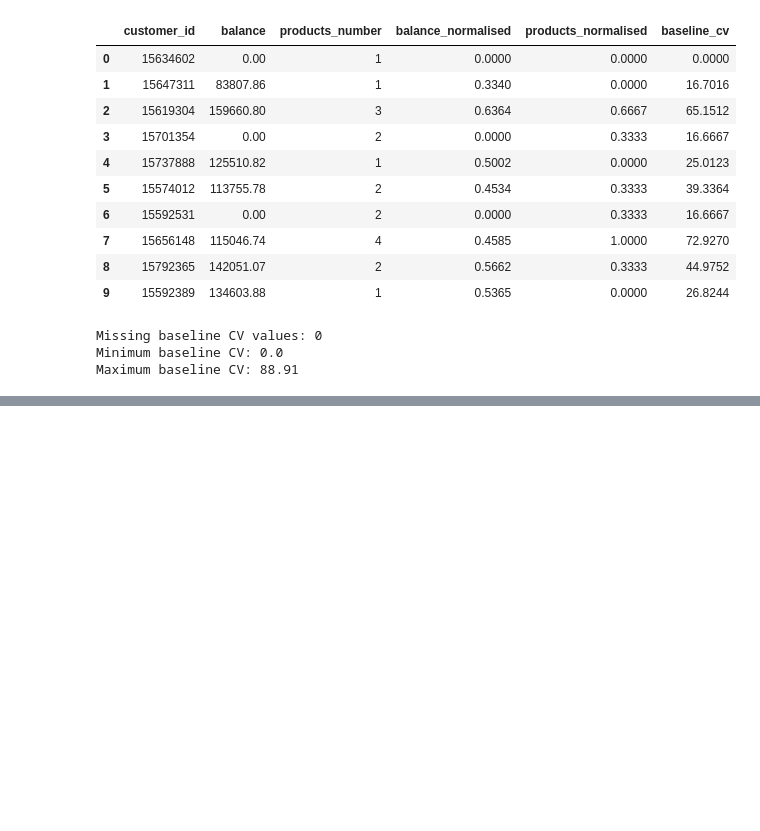
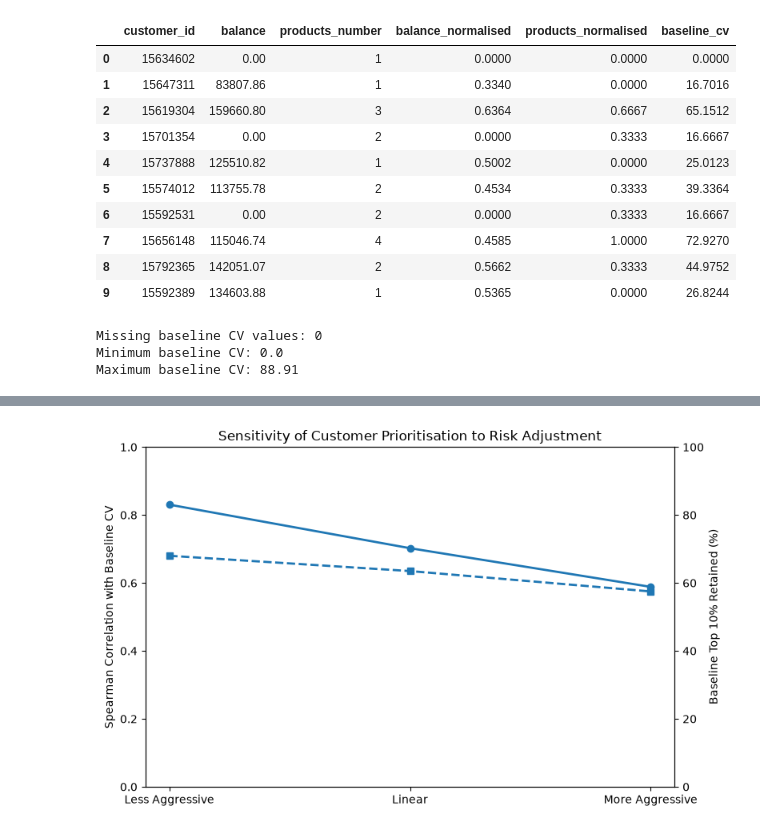
Before and after one commit to ann-fernee/bank-churn-risk-adjusted-cv, a Jupyter notebook: notebooks/churn_risk_adjusted_cv.ipynb, the cells around one changed output, grey strips where cells are left out. Drawn from its saved outputs; the diff is of its cells as text; code cells hidden in the pictures; blank space fills up the shorter version.

```diff
--- a/notebooks/churn_risk_adjusted_cv.ipynb
+++ b/notebooks/churn_risk_adjusted_cv.ipynb
@@ -2411,0 +3527,65 @@ Maximum baseline CV: 88.91
+# %%
+# --------------------------------------------------
+# Sensitivity Analysis Figure
+# --------------------------------------------------
+
+sensitivity_plot = pd.DataFrame({
+    "Adjustment": [
+        "Less Aggressive",
+        "Linear",
+        "More Aggressive"
+    ],
+    "Spearman Correlation": [
+        0.8305,
+        0.7023,
+        0.5885
+    ],
+    "Top 10% Overlap": [
+        68.0,
+        63.5,
+        57.5
+    ]
+})
+
+fig, ax1 = plt.subplots(figsize=(8, 5))
+
+x = np.arange(len(sensitivity_plot))
+
+ax1.plot(
+    x,
+    sensitivity_plot["Spearman Correlation"],
+    marker="o",
+    linewidth=2
+)
+
+ax1.set_ylabel("Spearman Correlation with Baseline CV")
+ax1.set_ylim(0, 1)
+ax1.set_xticks(x)
+ax1.set_xticklabels(sensitivity_plot["Adjustment"])
+
+ax2 = ax1.twinx()
+
+ax2.plot(
+    x,
+    sensitivity_plot["Top 10% Overlap"],
+    marker="s",
+    linestyle="--",
+    linewidth=2
+)
+
+ax2.set_ylabel("Baseline Top 10% Retained (%)")
+ax2.set_ylim(0, 100)
+
+plt.title("Sensitivity of Customer Prioritisation to Risk Adjustment")
+
+fig.tight_layout()
+
+plt.savefig(
+    "../outputs/figures/risk_adjustment_sensitivity.png",
+    dpi=300,
+    bbox_inches="tight"
+)
+
+plt.show()
+# %% [output]
+[figure, added]
```
Also changed, not shown: parts of 19 cells of this notebook, 3 other files.
